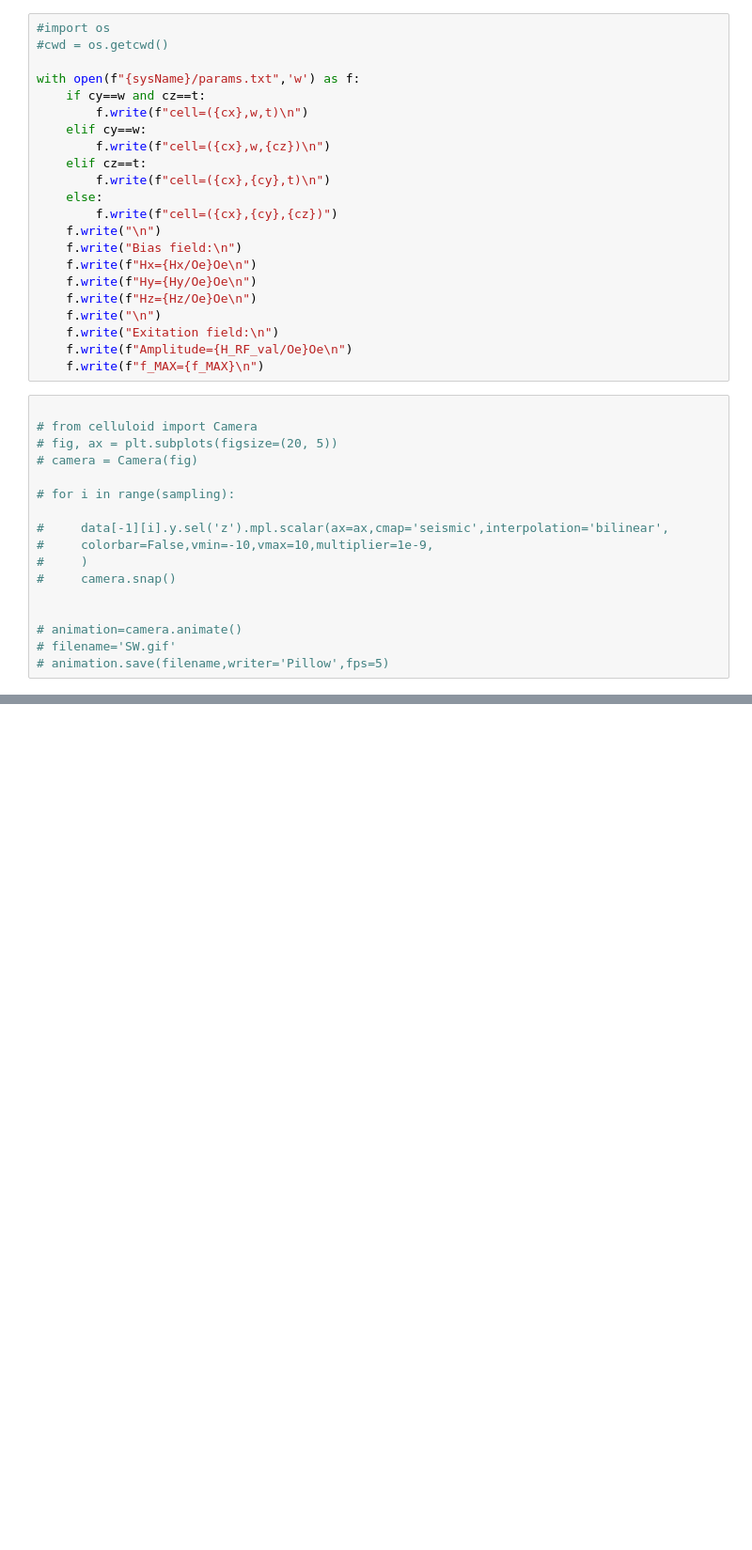
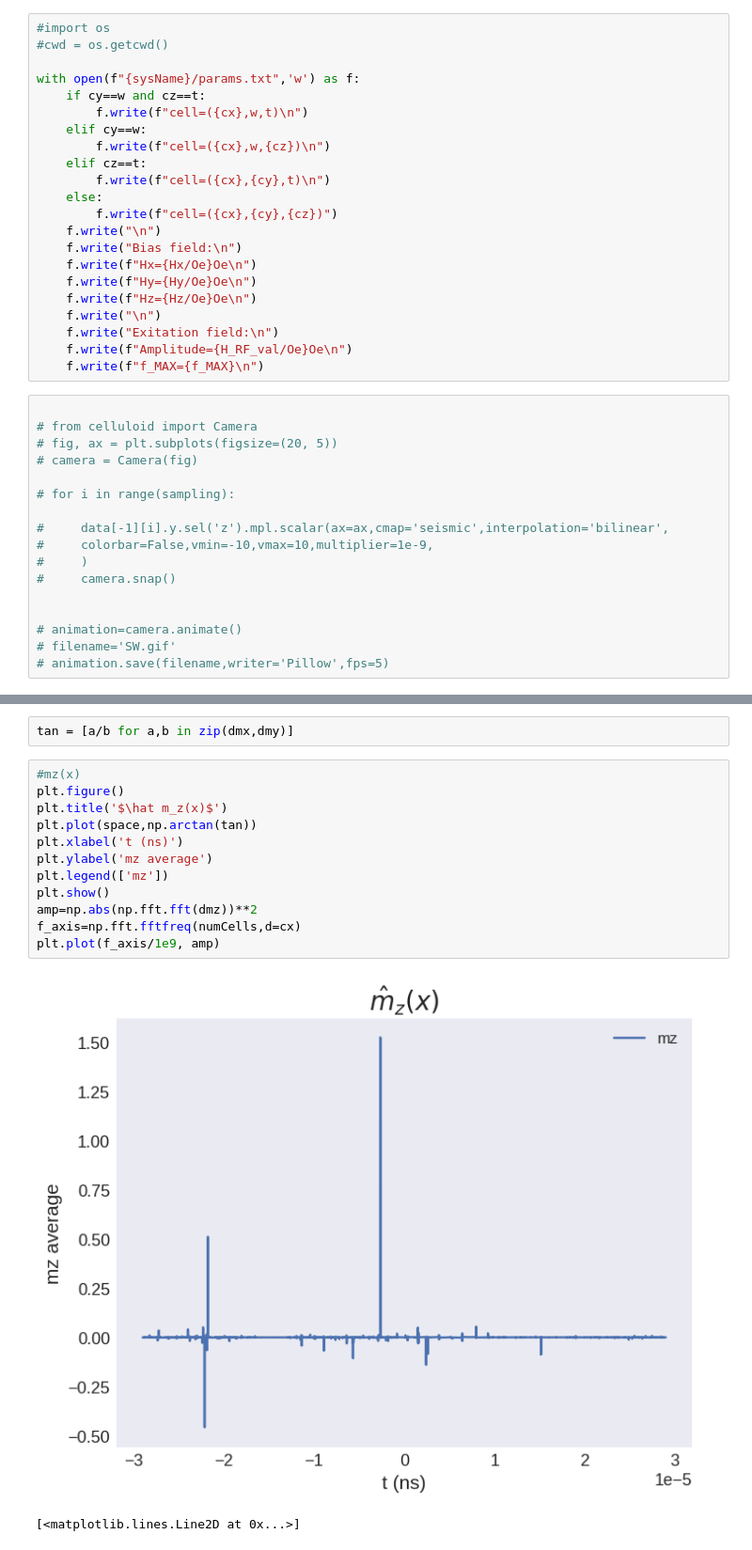
Before and after one commit to RiccardoCiviero/Spintronic_Project, a Jupyter notebook: P1.ipynb, the cells around one changed output, grey strips where cells are left out. Shown at 94% size. Saved outputs shown, nothing was run; the diff lists cells and outputs as text; blank space fills up the shorter version.

```diff
--- a/P1.ipynb
+++ b/P1.ipynb
@@ -471,0 +474,17 @@ plt.plot(f_axis/1e9, amp)
+# %%
+tan = [a/b for a,b in zip(dmx,dmy)]
+# %%
+#mz(x)
+plt.figure()
+plt.title('$\hat m_z(x)$')
+plt.plot(space,np.arctan(tan))
+plt.xlabel('t (ns)')
+plt.ylabel('mz average')
+plt.legend(['mz'])
+plt.show()
+amp=np.abs(np.fft.fft(dmz))**2
+f_axis=np.fft.fftfreq(numCells,d=cx)
+plt.plot(f_axis/1e9, amp)
+# %% [output]
+[figure, added]
+[<matplotlib.lines.Line2D at 0x...>]
```
Also changed, not shown: parts of 10 cells of this notebook.
